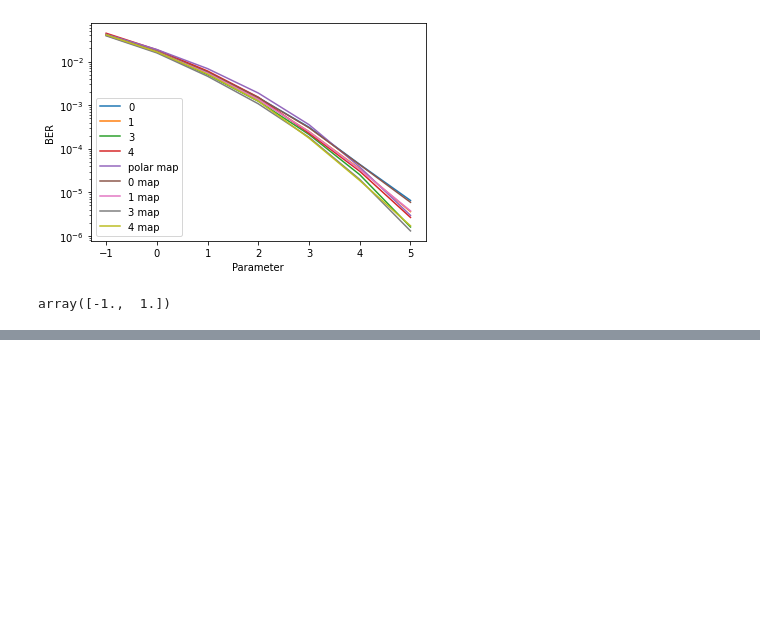
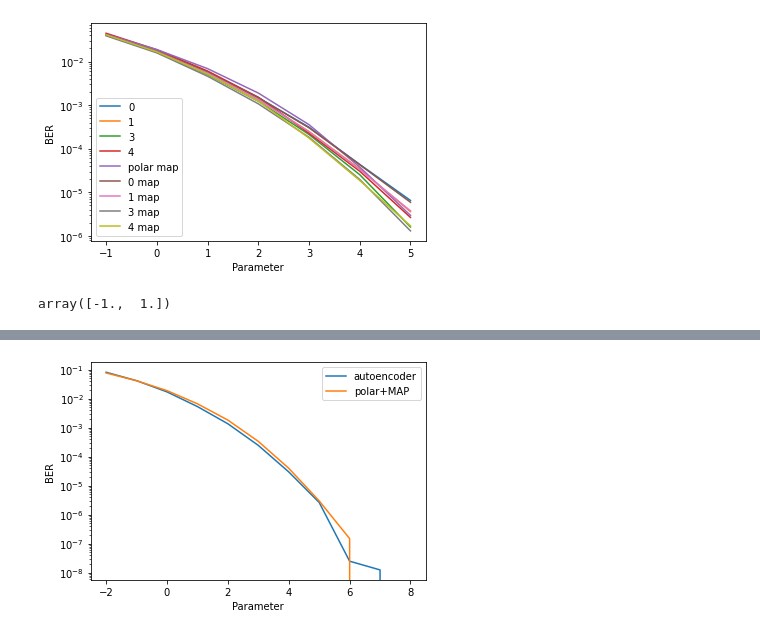
Before and after one commit to remzawi/deep_fec, a Jupyter notebook: AWGNOHAutoencoder_Plots.ipynb, the cells around one changed output, grey strips where cells are left out. Cells and saved outputs as stored; diff of their text form; code cells hidden in the pictures; blank space fills up the shorter version.

```diff
--- a/AWGNOHAutoencoder_Plots.ipynb
+++ b/AWGNOHAutoencoder_Plots.ipynb
@@ -43,3 +43,17 @@ WARNING:tensorflow:No training configuration found in the save file, so the mode
 np.round([-0.9999,0.999])
 # %% [output]
 array([-1.,  1.])
+# %%
+from tensorflow.keras.models import load_model
+
+encoder1,decoder1=load_model('AWGNOHEncoder_3_test.h5',custom_objects={'AWGN':AWGN}),load_model('AWGNOHDecoder_3_test.h5',custom_objects={'AWGN':AWGN},compile=False)
+
+
+encoder_list,decoder_list=[encoder1],[decoder1]
+#encoder_list,decoder_list=[encoder1,encoder2],[decoder1,decoder2]
+multBER(encoder_list,decoder_list,'AWGN',[-2,-1,0,1,2,3,4,5,6,7,8],do_polar_MAP=True,enc_MAP_ind=[],
+        save_params=True,params_name=['AWGNlongrun.npy'],
+        save_ber=True,ber_name=['berAWGNlongrun.npy','berAWGNmaplongrun.npy'],
+        plot_ber=True,points_per_value=[10000,10000,100000,100000,1000000,5000000,5000000,10000000,10000000,50000000,50000000],plot_legend=['autoencoder','polar+MAP'],
+        save_fig=True,fig_name='AWGNAEvsPolarlongrun.pdf')
+# %% [output]
@@ -46,3 +61,4 @@ array([-1.,  1.])
+[figure, added]
 # %%
 from tensorflow.keras.models import load_model
 
```
Also changed, not shown: parts of 3 cells of this notebook, 3 other files.
